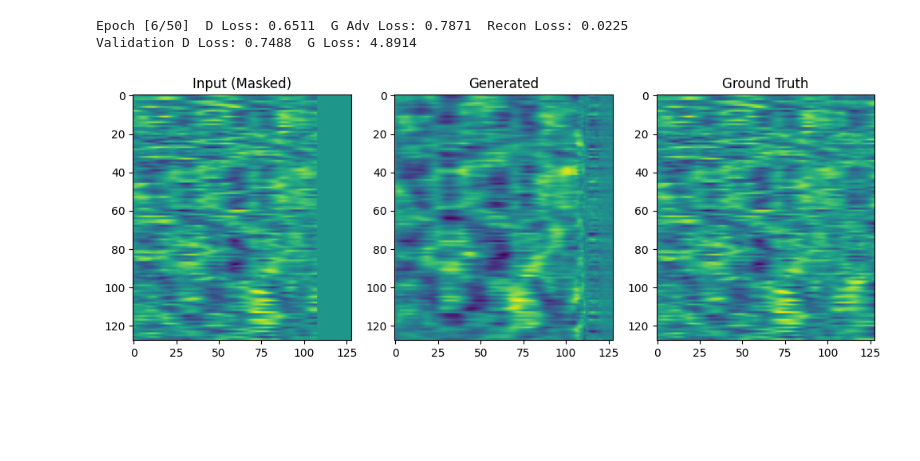
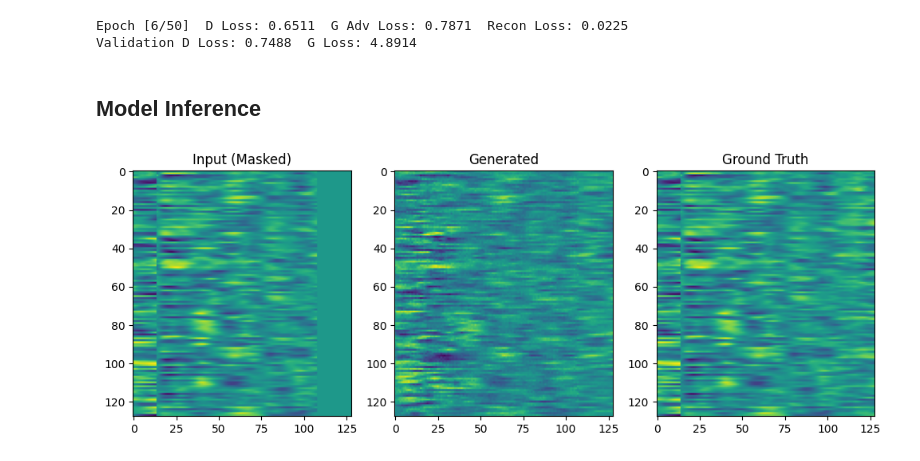
Before and after one commit to pranavgupta2603/fmri-ts-inpainting, a Jupyter notebook: trying_inpaiting.ipynb, the cells around one changed output. Saved outputs shown, nothing was run; the diff lists cells and outputs as text; code cells hidden in the pictures; blank space fills up the shorter version.

```diff
--- a/trying_inpaiting.ipynb
+++ b/trying_inpaiting.ipynb
@@ -345,7 +305,11 @@ reconstruction_loss = nn.MSELoss()
 num_epochs = 50
 lambda_recon = 500 # Weight for reconstruction loss
 # %%
-generator.load_state_dict(torch.load('generator_best.pth'))
+try:
+    generator.load_state_dict(torch.load('generator_best.pth'))
+except:
+    print("No model found. Evaluating from scratch")
+
 generator.eval()
 with torch.no_grad():
     for input_patch, target_patch, mask in test_loader:
@@ -528,55 +494,51 @@ Validation D Loss: 0.6867  G Loss: 4.5755
 Model saved with improved validation generator loss.
 Epoch [6/50]  D Loss: 0.6511  G Adv Loss: 0.7871  Recon Loss: 0.0225
 Validation D Loss: 0.7488  G Loss: 4.8914
+# %% [markdown]
+## Model Inference
 # %%
-generator.load_state_dict(torch.load('generator_new_best.pth'))
+try:
+    generator.load_state_dict(torch.load('best_model_yet.pth'))
+except:
+    print("No model found. Evaluating from scratch")
 
-# Ensure the generator is in evaluation mode
 generator.eval()
-
-# Disable gradient calculation during inference
 with torch.no_grad():
     for input_patch, target_patch, mask in test_loader:
-        # Move data to the device
-        input_patch = input_patch.to(device)      # [B, 128, 128]
-        target_patch = target_patch.to(device)    # [B, 128, 128]
-        mask = mask.to(device)                    # [B, 128, 128]
-
-        # Ensure mask has the same number of channels as input_patch
-        if mask.shape[1] == 1:
-            mask = mask.repeat(1, 128, 1)         # [B, 128, 128]
+        input_patch = input_patch.unsqueeze(1).to(device)
+        target_patch = target_patch.unsqueeze(1).to(device)
+        mask = mask.unsqueeze(1).to(device)
 
         # Generate the inpainted patch
-        gen_input = torch.cat([input_patch, mask], dim=1)  # [B, 256, 128]
-        generated_patch = generator(gen_input)              # [B, 128, 128]
+        gen_input = torch.cat([input_patch, mask], dim=1)
+        generated_patch = generator(gen_input)
 
-        # Reverse the normalization (if data was normalized to [-1, 1])
+        # Reverse the normalization
+        # Scale from [-1, 1] back to [0, 1]
         generated_patch = (generated_patch + 1) / 2
         target_patch = (target_patch + 1) / 2
 
         # Scale from [0, 1] back to original data range
-        # Ensure data_min and data_max are defined (from your dataset)
         generated_patch = generated_patch * (data_max - data_min) + data_min
         target_patch = target_patch * (data_max - data_min) + data_min
 
-        # Convert to numpy for visualization
-        input_patch_np = input_patch.cpu().numpy()       # [B, 128, 128]
-        target_patch_np = target_patch.cpu().numpy()
-        generated_patch_np = generated_patch.cpu().numpy()
+        # Visualize results
+        input_patch = input_patch.cpu().numpy()
+        target_patch = target_patch.cpu().numpy()
+        generated_patch = generated_patch.cpu().numpy()
 
-        # Plot the results for a single example
+        # Plot example
         plt.figure(figsize=(12, 4))
         plt.subplot(1, 3, 1)
-        plt.imshow(input_patch_np[0], aspect='auto', cmap='viridis')
+        plt.imshow(input_patch[0, 0], aspect='auto', cmap='viridis')
         plt.title("Input (Masked)")
         plt.subplot(1, 3, 2)
-        plt.imshow(generated_patch_np[0], aspect='auto', cmap='viridis')
+        plt.imshow(generated_patch[0, 0], aspect='auto', cmap='viridis')
         plt.title("Generated")
         plt.subplot(1, 3, 3)
-        plt.imshow(target_patch_np[0], aspect='auto', cmap='viridis')
+        plt.imshow(target_patch[0, 0], aspect='auto', cmap='viridis')
         plt.title("Ground Truth")
         plt.show()
-
         break  # Only process one batch for demonstration
 # %% [output]
-[figure, old version]
+[figure, new version]
```
Also changed, not shown: parts of 11 cells of this notebook, 1 other file.
